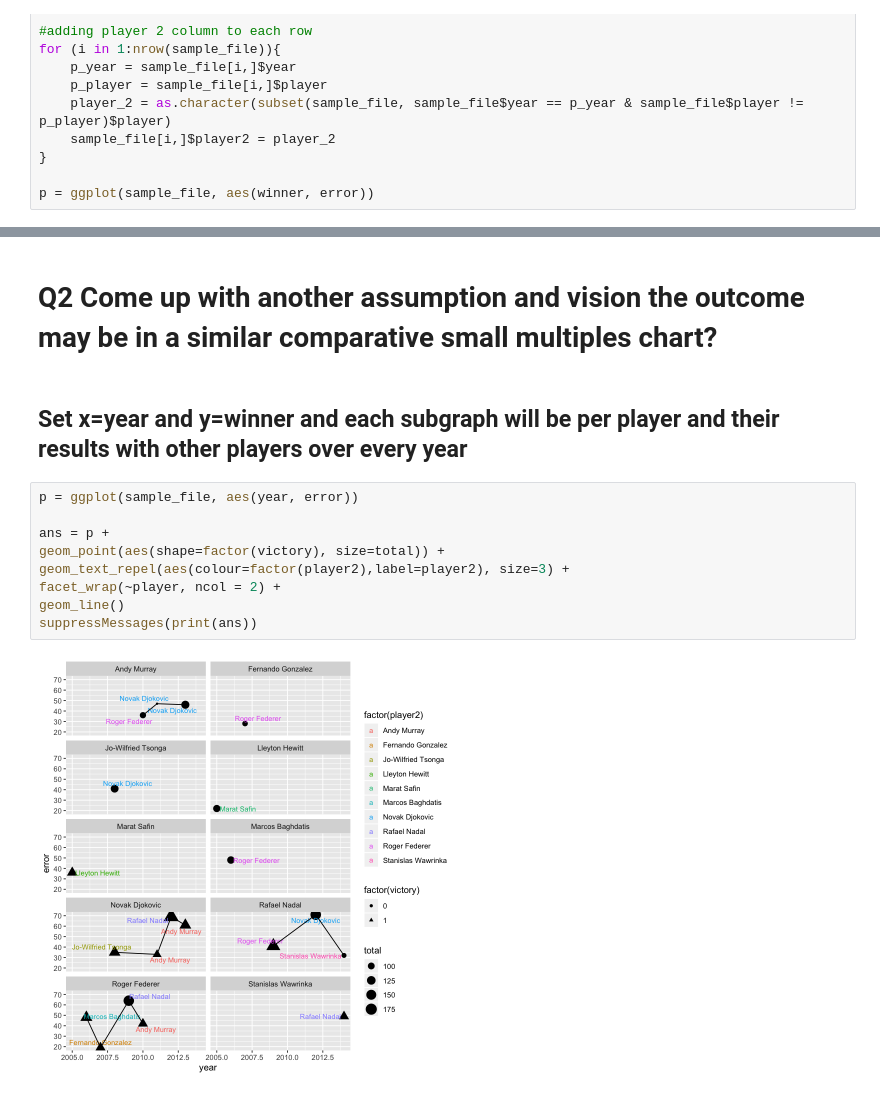
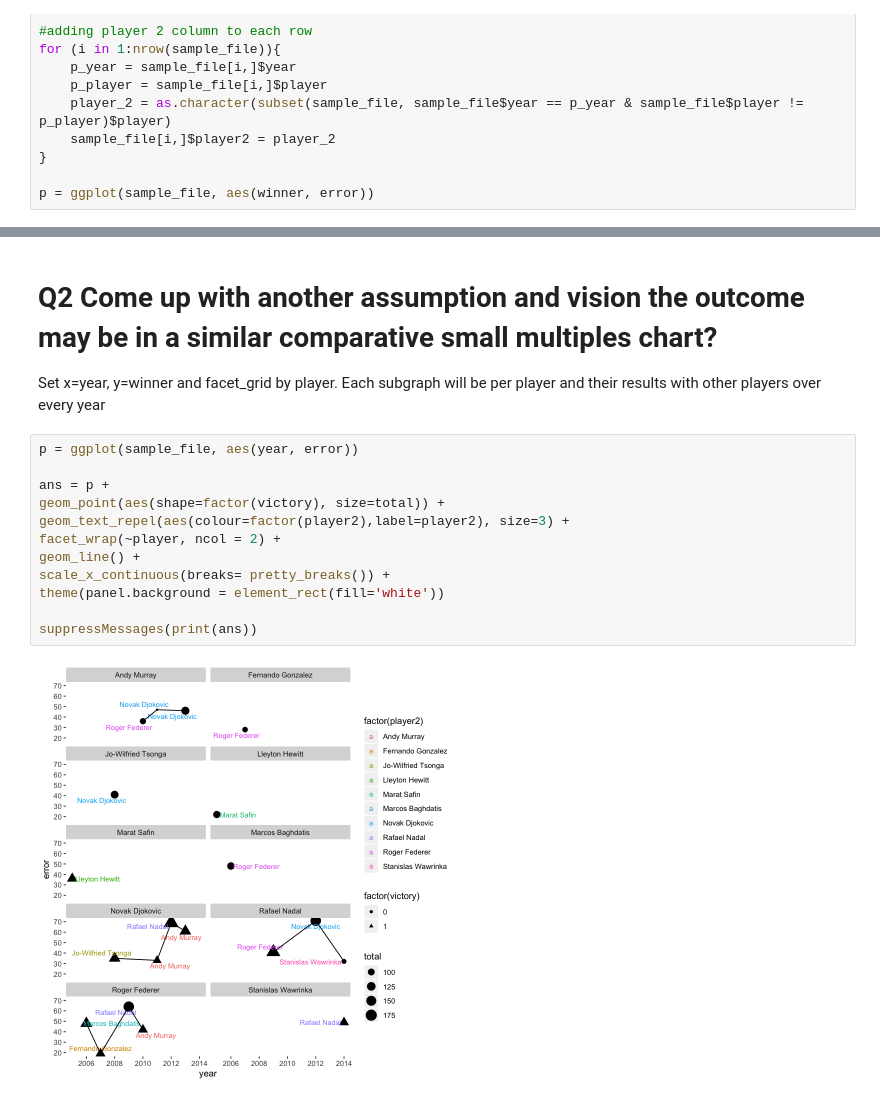
Before and after one commit to ashish-padakannaya/DataViz, a Jupyter notebook: Labs/Lab1.ipynb, the cells around one changed output, grey strips where cells are left out. Saved outputs shown, nothing was run; the diff lists cells and outputs as text.

```diff
--- a/Labs/Lab1.ipynb
+++ b/Labs/Lab1.ipynb
@@ -140,15 +144,17 @@ geom_line()
 # %% [markdown]
 # Q2 Come up with another assumption and vision the outcome may be in a similar comparative small multiples chart?
+Set x=year, y=winner and facet_grid by player. Each subgraph will be per player and their results with other players over every year
-# %% [markdown]
-## Set x=year and y=winner and each subgraph will be per player and their results with other players over every year
 # %%
 p = ggplot(sample_file, aes(year, error))
 
 ans = p +
 geom_point(aes(shape=factor(victory), size=total)) +
 geom_text_repel(aes(colour=factor(player2),label=player2), size=3) +
 facet_wrap(~player, ncol = 2) +
-geom_line()
+geom_line() +
+scale_x_continuous(breaks= pretty_breaks()) +
+theme(panel.background = element_rect(fill='white'))
+
 suppressMessages(print(ans))
 # %% [output]
-[figure, old version]
+[figure, new version]
```
Also changed, not shown: parts of 11 cells of this notebook.
